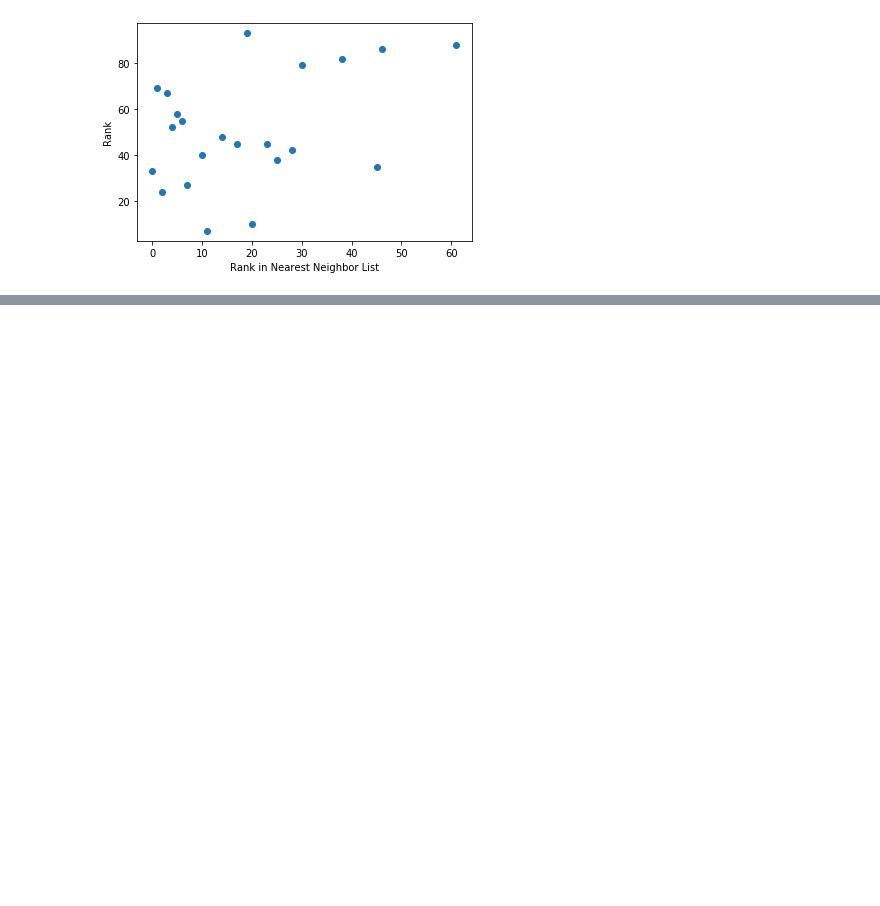
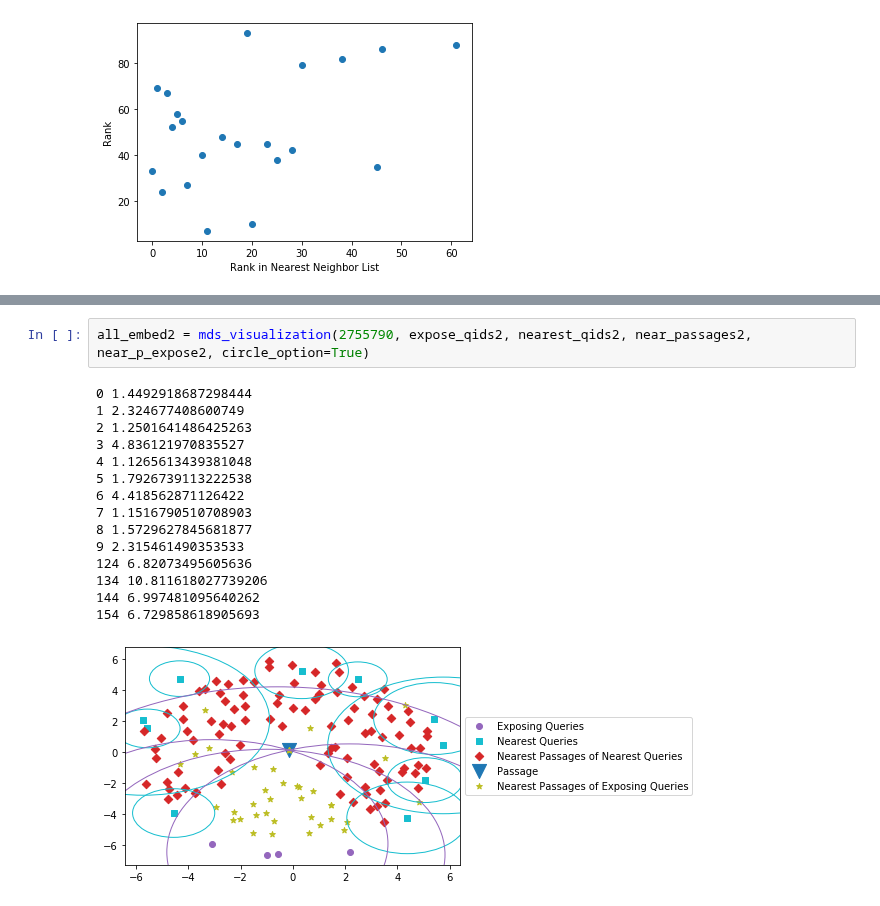
Before and after one commit to Chipxiang/search-exposure, a Jupyter notebook: reverse_ranker/forward_reverse_distribution.ipynb, the cells around one changed output, grey strips where cells are left out. Cells and saved outputs as stored; diff of their text form; blank space fills up the shorter version.

```diff
--- a/reverse_ranker/forward_reverse_distribution.ipynb
+++ b/reverse_ranker/forward_reverse_distribution.ipynb
@@ -300,0 +630,18 @@ visualize_score_rank(rankings, scores)
+# %%
+all_embed2 = mds_visualization(2755790, expose_qids2, nearest_qids2, near_passages2, near_p_expose2, circle_option=True)
+# %% [output]
+0 1.4492918687298444
+1 2.324677408600749
+2 1.2501641486425263
+3 4.836121970835527
+4 1.1265613439381048
+5 1.7926739113222538
+6 4.418562871126422
+7 1.1516790510708903
+8 1.5729627845681877
+9 2.315461490353533
+124 6.82073495605636
+134 10.811618027739206
+144 6.997481095640262
+154 6.729858618905693
+[figure, added]
```
Also changed, not shown: parts of 59 cells of this notebook, 1 other file.
